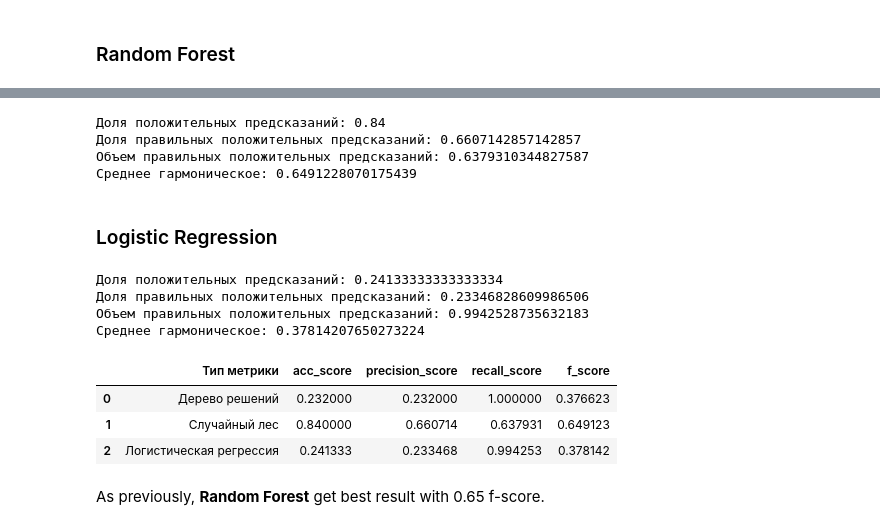
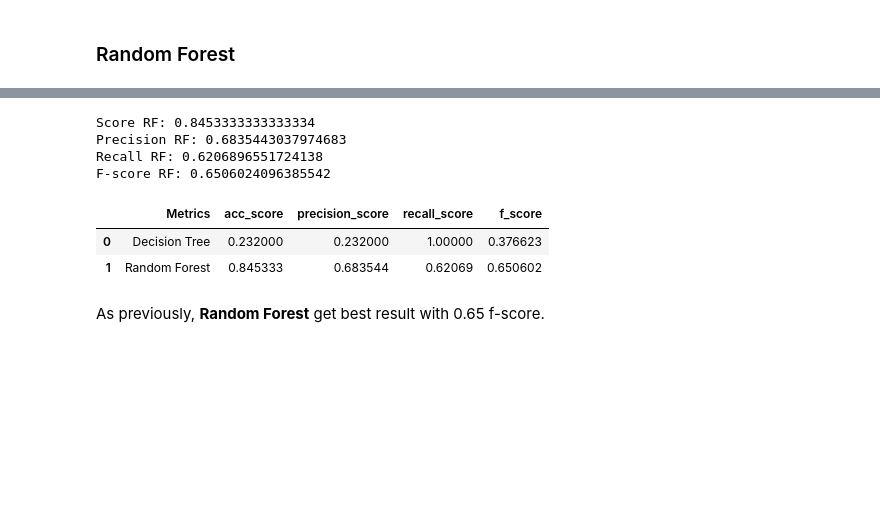
Before and after one commit to Vasart-ds/beta_bank_customer_out, a Jupyter notebook: ml_with_teacher_vasykhin_a_ENG.ipynb, the cells around one changed output, grey strips where cells are left out. Drawn from its saved outputs; the diff is of its cells as text; code cells hidden in the pictures; blank space fills up the shorter version.

```diff
--- a/ml_with_teacher_vasykhin_a_ENG.ipynb
+++ b/ml_with_teacher_vasykhin_a_ENG.ipynb
@@ -495,15 +492,0 @@ f_score_forest = f1_score(target_test, predicted_forest)
-# %%
-model_lr = LogisticRegression(max_iter=1500, solver='lbfgs', random_state=69)
-model_lr.fit(features_train_scaled, target_train)
-
-predicted_lr = model_lr.predict(features_valid_scaled)
-
-score_lr = model_lr.score(features_valid_scaled, target_valid)
-precision_lr = precision_score(target_valid, predicted_lr)
-recall_lr = recall_score(target_valid, predicted_lr)
-f_score_lr = f1_score(target_valid, predicted_lr)
-
-print('Accuracy LR:', score_lr)
-print('Precision LR:', precision_lr)
-print('Rcall LR:', recall_lr)
-print('F-score LR:', f_score_lr)
@@ -655,15 +627,0 @@ For LR model we will use scaled features with balanced class weight.
-# %%
-model_lr = LogisticRegression(max_iter=1500, solver='lbfgs', random_state=69, class_weight='balanced')
-model_lr.fit(features_train_scaled, target_train)
-
-predicted_lr = model_lr.predict(features_valid_scaled)
-
-score_lr = model_lr.score(features_valid_scaled, target_valid)
-precision_lr = precision_score(target_valid, predicted_lr)
-recall_lr = recall_score(target_valid, predicted_lr)
-f_score_lr = f1_score(target_valid, predicted_lr)
-
-print('Accuracy LR:', score_lr)
-print('Precision LR:', precision_lr)
-print('Recall LR:', recall_lr)
-print('F-score LR:', f_score_lr)
@@ -898,48 +855,24 @@ print('Precision RF:', precision_forest_upscaled)
 print('Recall RF:', recall_forest_upscaled)
 print('F-score RF:', f_score_forest_upscaled)
 # %% [output]
-Доля положительных предсказаний: 0.84
-Доля правильных положительных предсказаний: 0.6607142857142857
-Объем правильных положительных предсказаний: 0.6379310344827587
-Среднее гармоническое: 0.6491228070175439
+Score RF: 0.8453333333333334
+Precision RF: 0.6835443037974683
+Recall RF: 0.6206896551724138
+F-score RF: 0.6506024096385542
-# %% [markdown]
-### Logistic Regression ###
-# %%
-model_lr_upscaled = LogisticRegression(max_iter=1500, solver='liblinear', random_state=69)
-model_lr_upscaled.fit(features_upscaled, target_upscaled)
-
-lr_upscaled_predicted = model_lr_upscaled.predict(features_valid)
-
-# подсчитаем долю верных ответов, точность, полноту и f-меру
-score_lr_upscaled = model_lr_upscaled.score(features_valid, target_valid)
-precision_lr_upscaled = precision_score(target_valid, lr_upscaled_predicted)
-recall_lr_upscaled = recall_score(target_valid, lr_upscaled_predicted)
-f_score_lr_upscaled = f1_score(target_valid, lr_upscaled_predicted)
-
-print('Score LR:', score_lr_upscaled)
-print('Precision LR:', precision_lr_upscaled)
-print('Recall LR:', recall_lr_upscaled)
-print('F-score LR:', f_score_lr_upscaled)
-# %% [output]
-Доля положительных предсказаний: 0.24133333333333334
-Доля правильных положительных предсказаний: 0.23346828609986506
-Объем правильных положительных предсказаний: 0.9942528735632183
-Среднее гармоническое: 0.37814207650273224
 # %%
 f_score_upscaled = pd.DataFrame({
-    'Metrics': ['Decision Tree', 'Random Forest', 'Logistic Regression'],
-    'acc_score': [score_tree_upscaled, score_forest_upscaled, score_lr_upscaled],
-    'precision_score': [precision_tree_upscaled, precision_forest_upscaled, precision_lr_upscaled],
-    'recall_score': [recall_tree_upscaled, recall_forest_upscaled, recall_lr_upscaled],
-    'f_score': [f_score_tree_upscaled, f_score_forest_upscaled, f_score_lr_upscaled]
+    'Metrics': ['Decision Tree', 'Random Forest'],
+    'acc_score': [score_tree_upscaled, score_forest_upscaled],
+    'precision_score': [precision_tree_upscaled, precision_forest_upscaled],
+    'recall_score': [recall_tree_upscaled, recall_forest_upscaled],
+    'f_score': [f_score_tree_upscaled, f_score_forest_upscaled]
 })
 
 f_score_upscaled
 # %% [output]
-|  | Тип метрики | acc_score | precision_score | recall_score | f_score |
-| 0 | Дерево решений | 0.232000 | 0.232000 | 1.000000 | 0.376623 |
-| 1 | Случайный лес | 0.840000 | 0.660714 | 0.637931 | 0.649123 |
-| 2 | Логистическая регрессия | 0.241333 | 0.233468 | 0.994253 | 0.378142 |
+|  | Metrics | acc_score | precision_score | recall_score | f_score |
+| 0 | Decision Tree | 0.232000 | 0.232000 | 1.00000 | 0.376623 |
+| 1 | Random Forest | 0.845333 | 0.683544 | 0.62069 | 0.650602 |
 # %% [markdown]
 As previously, **Random Forest** get best result with 0.65 f-score.
 # %% [markdown]
```
Also changed, not shown: parts of 34 cells of this notebook.
